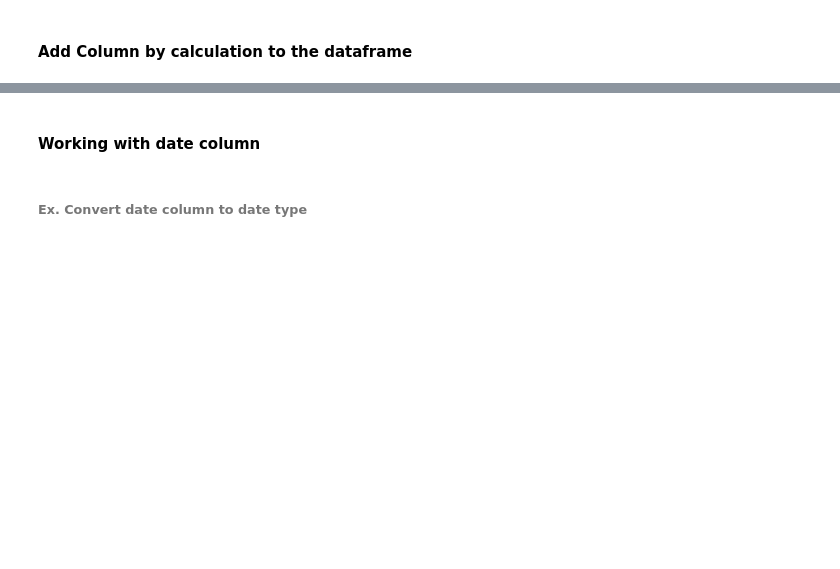
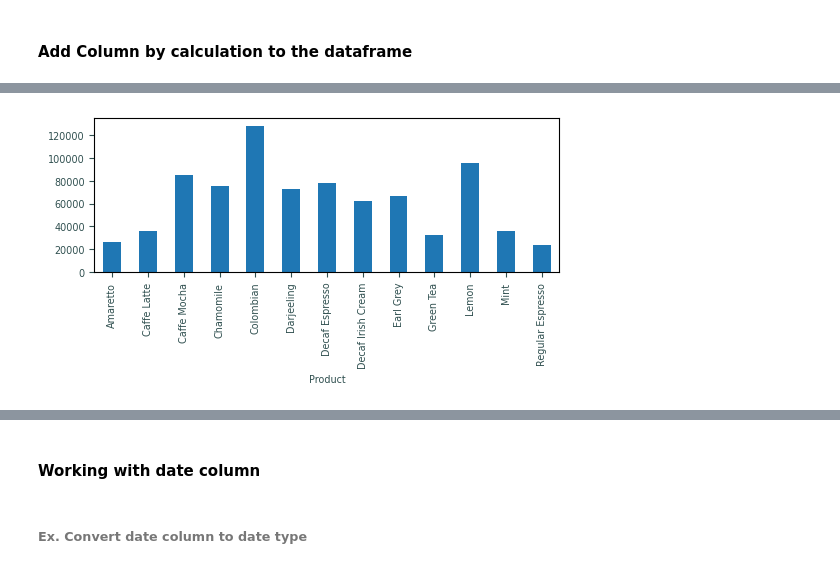
Before and after one commit to knowledge-corner/Cummins_Material, a Jupyter notebook: Classwork/Module 2 - Data Handling.ipynb, the cells around one changed output, grey strips where cells are left out. Drawn from its saved outputs; the diff is of its cells as text; code cells hidden in the pictures; blank space fills up the shorter version.

```diff
--- a/Classwork/Module 2 - Data Handling.ipynb
+++ b/Classwork/Module 2 - Data Handling.ipynb
@@ -679,0 +815,4 @@ print(df.Product.unique().tolist())
+# %%
+_ = df.groupby(by = "Product")["Sales"].sum().plot(kind = "bar")
+# %% [output]
+[figure, added]
```
Also changed, not shown: parts of 52 cells of this notebook, 1 other file.
